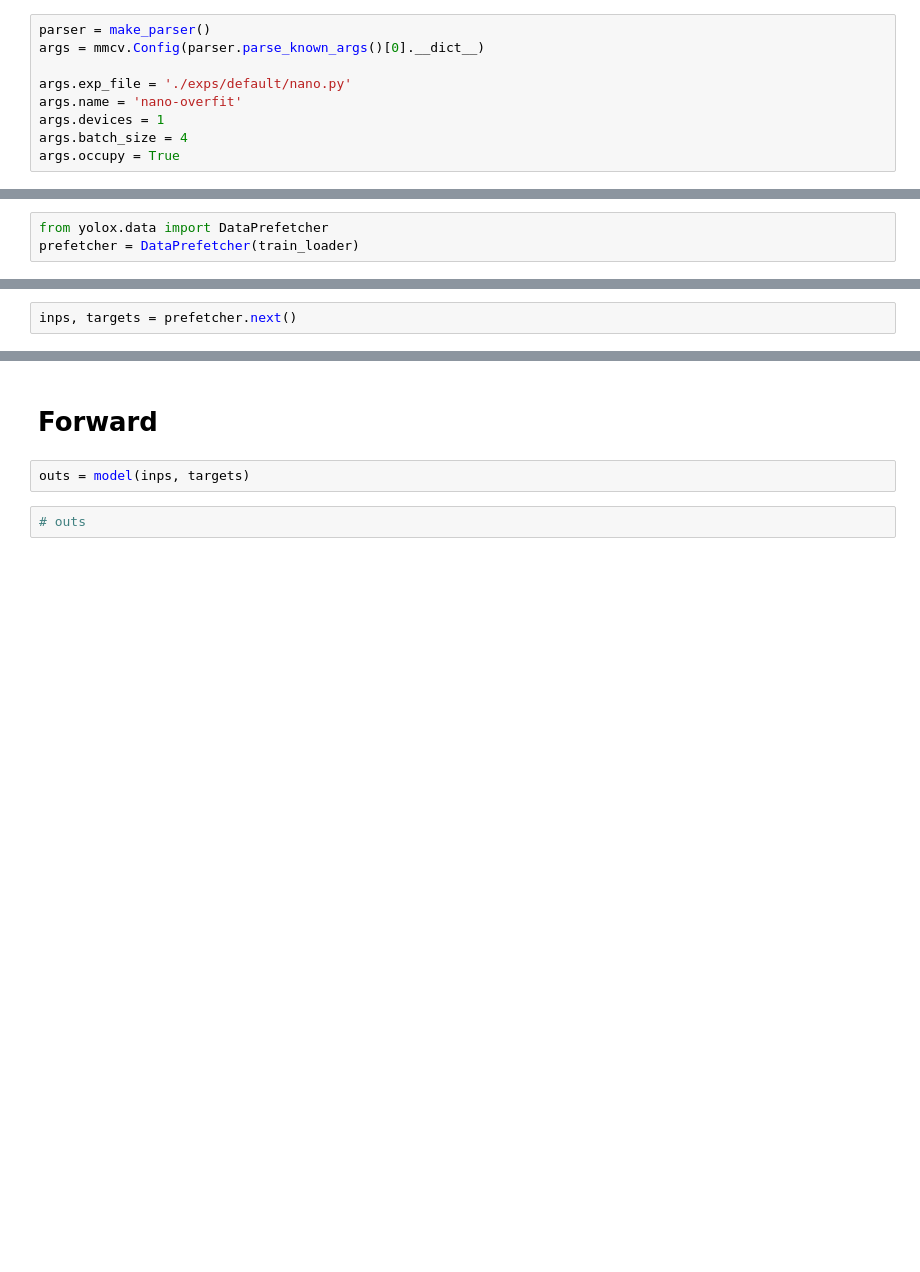
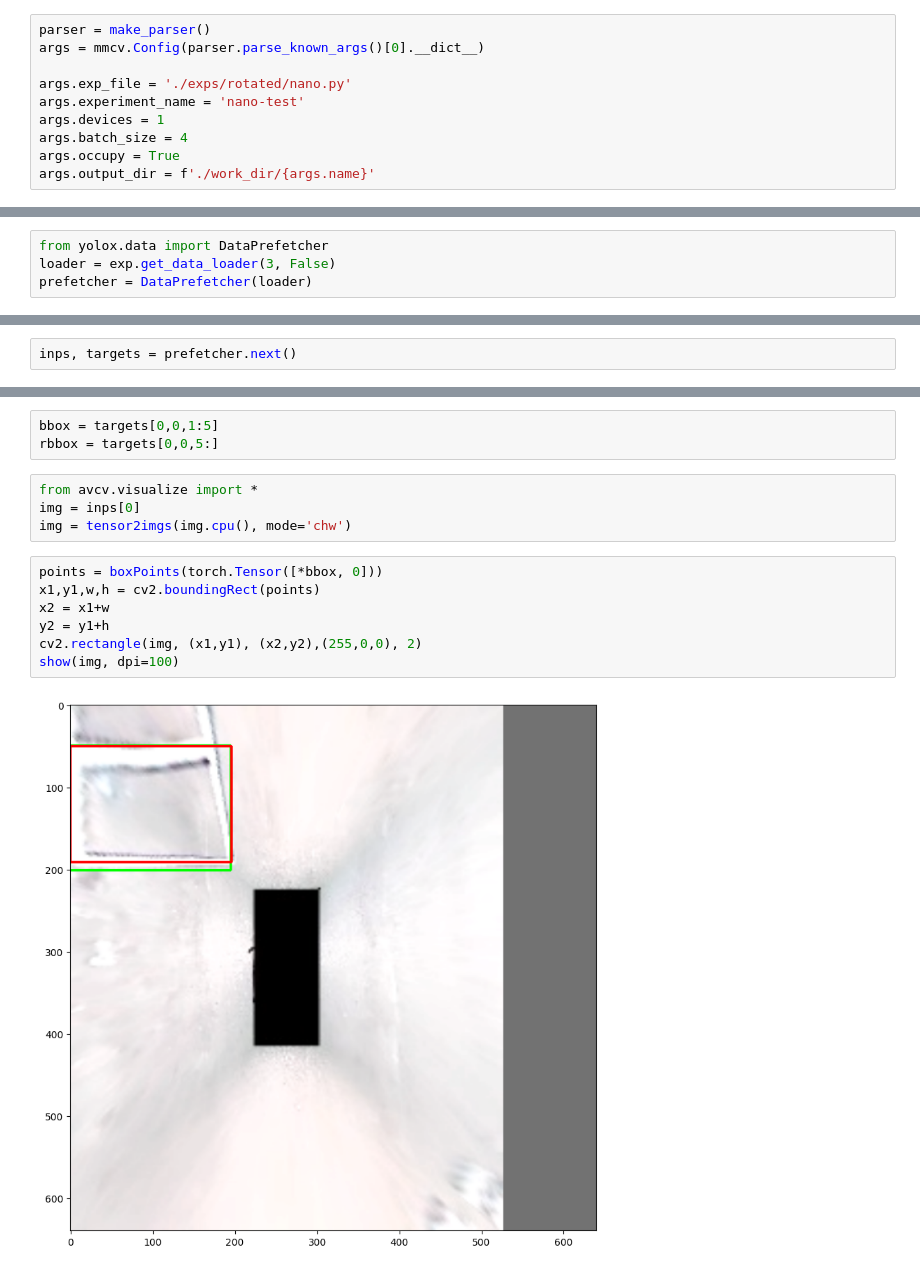
Before and after one commit to anhvth/YOLOX, a Jupyter notebook: nbs/00_train.ipynb, the cells around one changed output, grey strips where cells are left out. Drawn from its saved outputs; the diff is of its cells as text; blank space fills up the shorter version.

```diff
--- a/nbs/00_train.ipynb
+++ b/nbs/00_train.ipynb
@@ -21,11 +21,12 @@ Num of devices: 4
 parser = make_parser()
 args = mmcv.Config(parser.parse_known_args()[0].__dict__)
 
-args.exp_file = './exps/default/nano.py'
-args.name = 'nano-overfit'
+args.exp_file = './exps/rotated/nano.py'
+args.experiment_name = 'nano-test'
 args.devices = 1
 args.batch_size = 4
 args.occupy = True
+args.output_dir = f'./work_dir/{args.name}'
 # %% [markdown]
 # Model
 # %%
@@ -118,3 +35,4 @@ ipdb> q
 # %%
 from yolox.data import DataPrefetcher
-prefetcher = DataPrefetcher(train_loader)
+loader = exp.get_data_loader(3, False)
+prefetcher = DataPrefetcher(loader)
@@ -133,6 +56,16 @@ plot_images(out)
-# %% [markdown]
-# Forward
-# %%
-outs = model(inps, targets)
-# %%
-# outs
+# %%
+bbox = targets[0,0,1:5]
+rbbox = targets[0,0,5:]
+# %%
+from avcv.visualize import *
+img = inps[0]
+img = tensor2imgs(img.cpu(), mode='chw')
+# %%
+points = boxPoints(torch.Tensor([*bbox, 0]))
+x1,y1,w,h = cv2.boundingRect(points)
+x2 = x1+w
+y2 = y1+h
+cv2.rectangle(img, (x1,y1), (x2,y2),(255,0,0), 2)
+show(img, dpi=100)
+# %% [output]
+[figure, added]
```
Also changed, not shown: parts of 20 cells of this notebook, 12 other files.
